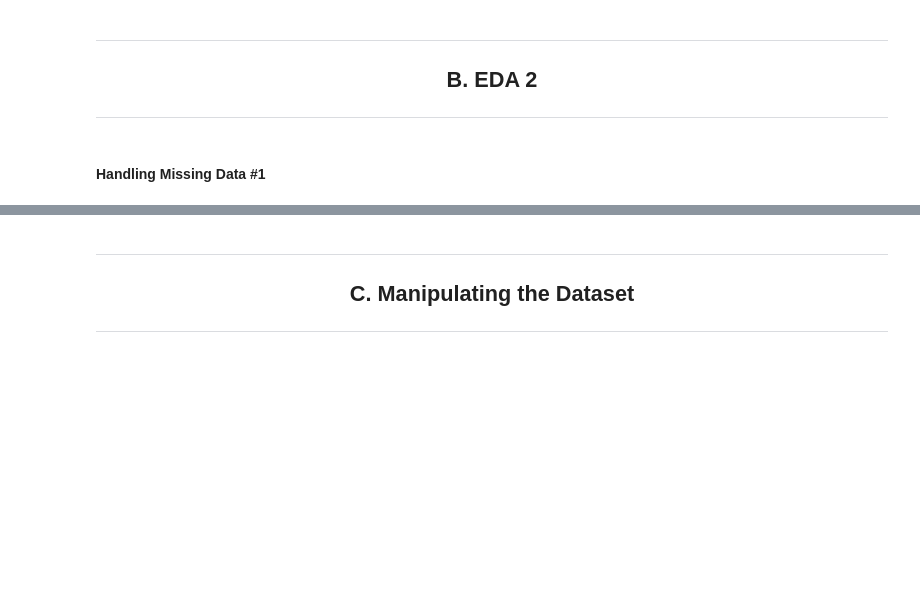
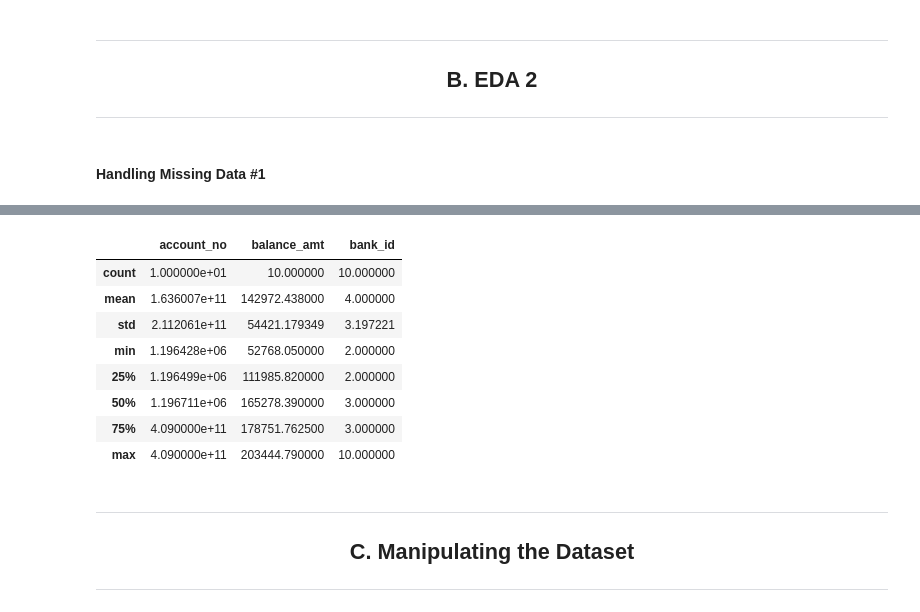
Before and after one commit to akashyanpure/Bank-Transactions-EDA, a Jupyter notebook: Akash_yanpure_Interview_task.ipynb, the cells around one changed output, grey strips where cells are left out. Drawn from its saved outputs; the diff is of its cells as text; code cells hidden in the pictures; blank space fills up the shorter version.

```diff
--- a/Akash_yanpure_Interview_task.ipynb
+++ b/Akash_yanpure_Interview_task.ipynb
@@ -265,0 +263,3 @@ dtype: int64
+# %%
+dataset3_df = pd.read_excel("https://drive.google.com/uc?export=download&id=1fkTQK4wlih9j9iC52CNcDvEXnDiJKMU_")
+print(dataset3_df.info())
@@ -266,3 +285,15 @@ dtype: int64
+# %%
+dataset3_df.describe()
+# %% [output]
+|  | account_no | balance_amt | bank_id |
+| count | 1.000000e+01 | 10.000000 | 10.000000 |
+| mean | 1.636007e+11 | 142972.438000 | 4.000000 |
+| std | 2.112061e+11 | 54421.179349 | 3.197221 |
+| min | 1.196428e+06 | 52768.050000 | 2.000000 |
+| 25% | 1.196499e+06 | 111985.820000 | 2.000000 |
+| 50% | 1.196711e+06 | 165278.390000 | 3.000000 |
+| 75% | 4.090000e+11 | 178751.762500 | 3.000000 |
+| max | 4.090000e+11 | 203444.790000 | 10.000000 |
 # %% [markdown]
 
 ***
```
Also changed, not shown: parts of 9 cells of this notebook.
